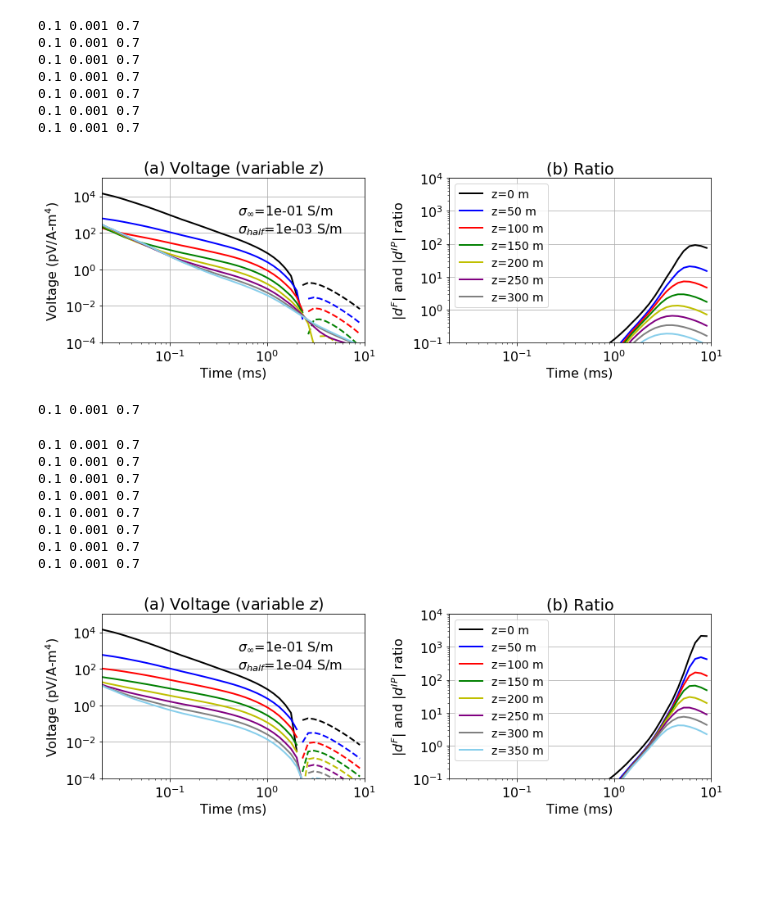
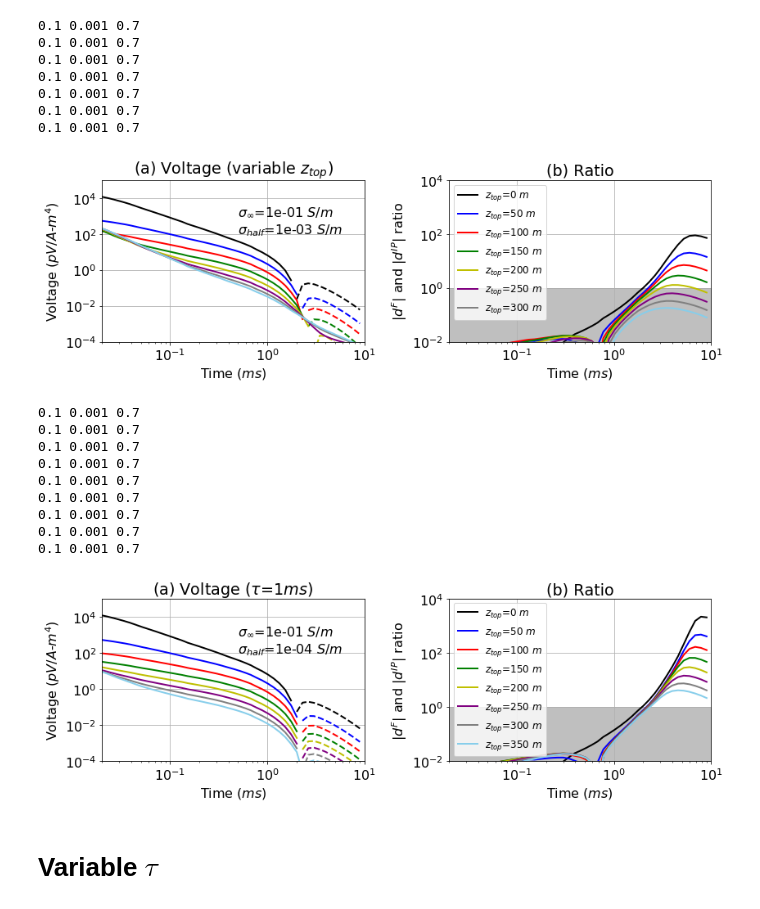
Before and after one commit to simpeg-research/kang-2018-AEM, a Jupyter notebook: notebooks/Depth.ipynb, the cells around one changed output. Drawn from its saved outputs; the diff is of its cells as text; code cells hidden in the pictures; blank space fills up the shorter version.

```diff
--- a/notebooks/Depth.ipynb
+++ b/notebooks/Depth.ipynb
@@ -9,7 +9,7 @@ import matplotlib.pyplot as plt
 from pymatsolver import PardisoSolver
 from simpegEMIP.TDEM import Problem3D_e, Problem3DEM_e, Rx, Survey
 # %%
-figdir = "../../docs/figures/"
+figdir = "./figures/"
 # %%
 from simpegEMIP.TDEM.Utils import get_dobs_pn
 import matplotlib
@@ -20,4 +18,7 @@ moment = np.pi*src_emip.radius**2 / 1e12
 # %%
+dz = 50.
+sig_1 = 0.001
+
 cs, ncx, ncz, npad = 25., 25, 40, 20
 hx = [(cs,ncx), (cs,npad,1.3)]
 hz = [(cs,npad,-1.3), (cs,ncz), (cs,npad,1.3)]
@@ -39,3 +40,6 @@ plt.ylim(-500, 0)
+# %%
+rxloc = np.array([[0., 0., 30.]])
+srcloc = np.array([[0., 0., 30.]])
 # %%
 dz = 50.
 sig_1 = 0.001
@@ -87,37 +91,46 @@ for i in range(8):
 0.1 0.001 0.7
 0.1 0.001 0.7
 0.1 0.001 0.7
+# %%
+area = np.pi*(13**2)
+noise_floor = 1e-4
 # %%
+moment = np.pi*src_emip.radius**2 / 1e12
 depths = abs(np.arange(7)*dz)
 fig = plt.figure(figsize = (12, 4.))
 ax = plt.subplot(121)
 ax1 = plt.subplot(122)
-legends = [("z=%.0f m")%(depth) for depth in depths]
+legends = [("$z_{top}$=%.0f $m$")%(depth) for depth in depths]
 ms = 1e3
 colors = ["k", "b", "r", "g", 'y', 'purple', 'grey', 'skyblue', 'seagreen']
 for i in range(8):
     data_p, data_n = get_dobs_pn(data_list_siginf_sig_2[i].flatten()/moment)
     ax.loglog(rx_emip.times*ms, data_n, linestyle='-', color=colors[i], lw=2)
     ax.loglog(rx_emip.times*ms, data_p, linestyle='--', color=colors[i], lw=2)
 for i in range(8):
     ax1.loglog(rx_emip.times*ms, abs(data_ip_list_siginf_sig_2[i].flatten()/data_em_list_siginf_sig_2[i].flatten()), linestyle='-', color=colors[i], lw=2)
-ax1.legend(legends, fontsize=14)
+ax1.legend(legends, fontsize=12)
 for ax_temp in [ax, ax1]:
-    ax_temp.set_xlabel("Time (ms)")
+    ax_temp.set_xlabel("Time ($ms$)")
     ax_temp.set_xlim(2e-5*ms, 0.01*ms)
     ax_temp.grid()
-ax.set_ylabel("Voltage (pV/A-m$^4$)")
+ax.set_ylabel("Voltage ($pV/A$-$m^4$)")
 ax1.set_ylabel('$|d^{F}|$ and $|d^{IP}|$ ratio')
 ax.set_ylim(1e-4, 1e5)
-ax1.set_ylim(1e-1, 1e4)
+ax1.set_ylim(1e-2, 1e4)
 plt.tight_layout()
-ax.set_title("(a) Voltage (variable $z$)")
+ax.set_title("(a) Voltage (variable $z_{top}$)")
 ax1.set_title("(b) Ratio")
-ax.text(0.5, 1e3, ("$\sigma_{\infty}$=%.0e S/m")%(1e-1))
-ax.text(0.5, 1e2, ("$\sigma_{half}$=%.0e S/m")%(1e-3))
+ax.text(0.5, 1e3, ("$\sigma_{\infty}$=%.0e $S/m$")%(1e-1))
+ax.text(0.5, 1e2, ("$\sigma_{half}$=%.0e $S/m$")%(1e-3))
+
+tmin, tmax = 2e-5*ms, 0.01*ms
+ax.fill_between([tmin, tmax], np.r_[noise_floor, noise_floor], y2=np.r_[1e-8, 1e-8], color='grey', alpha=0.5)
+ax1.fill_between([tmin, tmax], np.r_[1e0, 1e0], y2=np.r_[1e-2, 1e-2], color='grey', alpha=0.5)
+
 fig.savefig(figdir+"data_depth_1", dpi=300)
 # %% [output]
-[figure, old version]
+[figure, new version]
 # %%
 cs, ncx, ncz, npad = 25., 25, 40, 20
 hx = [(cs,ncx), (cs,npad,1.3)]
@@ -166,20 +179,20 @@ for i in range(9):
     data_ip_list_siginf_sig_1.append(data - data_em)
 # %% [output]
 0.1 0.001 0.7
+0.1 0.001 0.7
+0.1 0.001 0.7
+0.1 0.001 0.7
+0.1 0.001 0.7
+0.1 0.001 0.7
+0.1 0.001 0.7
+0.1 0.001 0.7
+0.1 0.001 0.7
-0.1 0.001 0.7
-0.1 0.001 0.7
-0.1 0.001 0.7
-0.1 0.001 0.7
-0.1 0.001 0.7
-0.1 0.001 0.7
-0.1 0.001 0.7
-0.1 0.001 0.7
 # %%
 depths = abs(np.arange(9)*dz)
 fig = plt.figure(figsize = (12, 4))
 ax = plt.subplot(121)
 ax1 = plt.subplot(122)
-legends = [("z=%.0f m")%(depth) for depth in depths]
+legends = [("$z_{top}$=%.0f $m$")%(depth) for depth in depths]
 ms = 1e3
 colors = ["k", "b", "r", "g", 'y', 'purple', 'grey', 'skyblue', 'seagreen']
 for i in range(8):
@@ -188,21 +201,27 @@ for i in range(8):
     ax.loglog(rx_emip.times*ms, data_p, linestyle='--', color=colors[i], lw=2)
 for i in range(8):
     ax1.loglog(rx_emip.times*ms, abs(data_ip_list_siginf_sig_1[i].flatten()/data_em_list_siginf_sig_1[i].flatten()), linestyle='-', color=colors[i], lw=2)
-ax1.legend(legends, fontsize=14)
+ax1.legend(legends, fontsize=12)
 for ax_temp in [ax, ax1]:
-    ax_temp.set_xlabel("Time (ms)")
+    ax_temp.set_xlabel("Time ($ms$)")
     ax_temp.set_xlim(2e-5*ms, 0.01*ms)
     ax_temp.grid()
-ax.set_ylabel("Voltage (pV/A-m$^4$)")
+ax.set_ylabel("Voltage ($pV/A$-$m^4$)")
 ax1.set_ylabel('$|d^{F}|$ and $|d^{IP}|$ ratio')
 
 ax.set_ylim(1e-4, 1e5)
-ax1.set_ylim(1e-1, 1e4)
+ax1.set_ylim(1e-2, 1e4)
 plt.tight_layout()
-ax.set_title("(a) Voltage (variable $z$)")
+ax.set_title("(a) Voltage ($\\tau$=1$ms$)")
 ax1.set_title("(b) Ratio")
-ax.text(0.5, 1e3, ("$\sigma_{\infty}$=%.0e S/m")%(1e-1))
-ax.text(0.5, 1e2, ("$\sigma_{half}$=%.0e S/m")%(1e-4))
+ax.text(0.5, 1e3, ("$\sigma_{\infty}$=%.0e $S/m$")%(1e-1))
+ax.text(0.5, 1e2, ("$\sigma_{half}$=%.0e $S/m$")%(1e-4))
+tmin, tmax = 2e-5*ms, 0.01*ms
+ax.fill_between([tmin, tmax], np.r_[noise_floor, noise_floor], y2=np.r_[1e-8, 1e-8], color='grey', alpha=0.5)
+ax1.fill_between([tmin, tmax], np.r_[1e0, 1e0], y2=np.r_[1e-2, 1e-2], color='grey', alpha=0.5)
+
 fig.savefig(figdir+"data_depth_2", dpi=300)
 # %% [output]
-[figure, old version]
+[figure, new version]
+# %% [markdown]
+# Variable $\tau$
```
Also changed, not shown: parts of 8 cells of this notebook, 25 other files.
